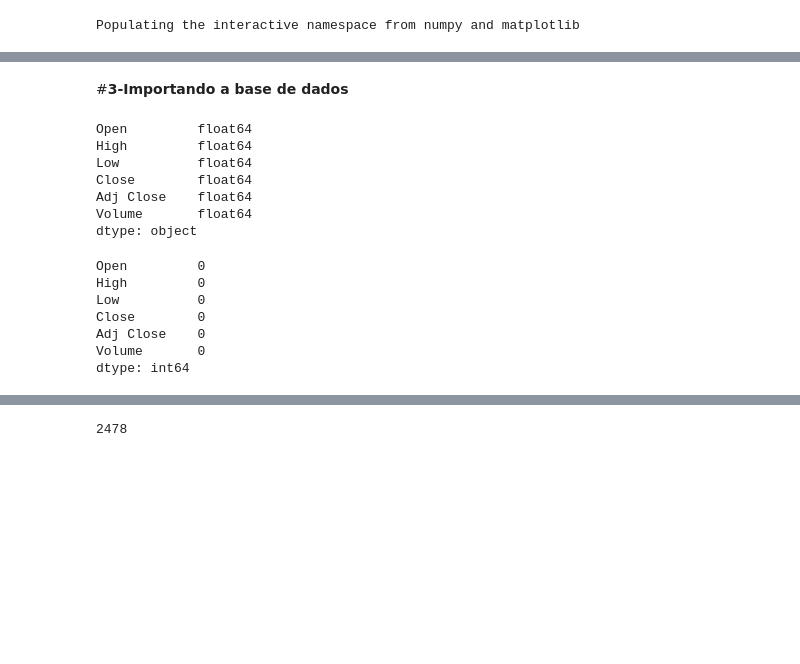
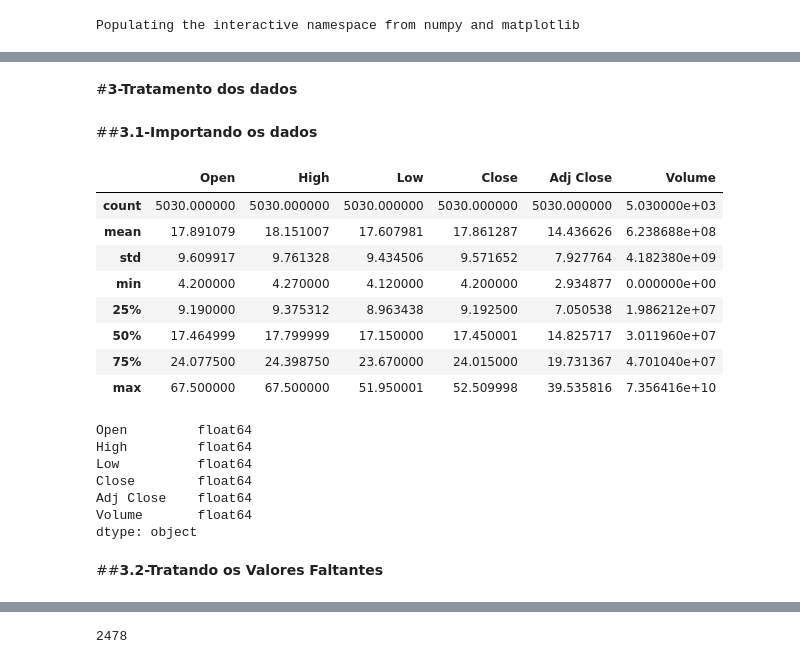
Before and after one commit to claubermartins/Stock-market-prediction, a Jupyter notebook: stock_market_prediction.ipynb, the cells around one changed output, grey strips where cells are left out. Cells and saved outputs as stored; diff of their text form; code cells hidden in the pictures; blank space fills up the shorter version.

```diff
--- a/stock_market_prediction.ipynb
+++ b/stock_market_prediction.ipynb
@@ -43,3 +62,5 @@ Populating the interactive namespace from numpy and matplotlib
+# %% [markdown]
+#**3-Tratamento dos dados**
 # %% [markdown]
-#**3-Importando a base de dados**
+##**3.1-Importando os dados**
 # %%
@@ -48,4 +68,17 @@ base = pd.read_csv('/content/PETR4-treinamento.csv')
 base = base.drop('Date', axis = 1)
+# %%
+#valores estatísticos
+base.describe()
+# %% [output]
+|  | Open | High | Low | Close | Adj Close | Volume |
+| count | 5030.000000 | 5030.000000 | 5030.000000 | 5030.000000 | 5030.000000 | 5.030000e+03 |
+| mean | 17.891079 | 18.151007 | 17.607981 | 17.861287 | 14.436626 | 6.238688e+08 |
+| std | 9.609917 | 9.761328 | 9.434506 | 9.571652 | 7.927764 | 4.182380e+09 |
+| min | 4.200000 | 4.270000 | 4.120000 | 4.200000 | 2.934877 | 0.000000e+00 |
+| 25% | 9.190000 | 9.375312 | 8.963438 | 9.192500 | 7.050538 | 1.986212e+07 |
+| 50% | 17.464999 | 17.799999 | 17.150000 | 17.450001 | 14.825717 | 3.011960e+07 |
+| 75% | 24.077500 | 24.398750 | 23.670000 | 24.015000 | 19.731367 | 4.701040e+07 |
+| max | 67.500000 | 67.500000 | 51.950001 | 52.509998 | 39.535816 | 7.356416e+10 |
 # %%
 base.dtypes
 # %% [output]
@@ -56,13 +89,5 @@ Close        float64
 Adj Close    float64
 Volume       float64
 dtype: object
-# %%
-base.isna().sum()
-# %% [output]
-Open         0
-High         0
-Low          0
-Close        0
-Adj Close    0
-Volume       0
-dtype: int64
+# %% [markdown]
+##**3.2-Tratando os Valores Faltantes**
```
Also changed, not shown: parts of 47 cells of this notebook.
